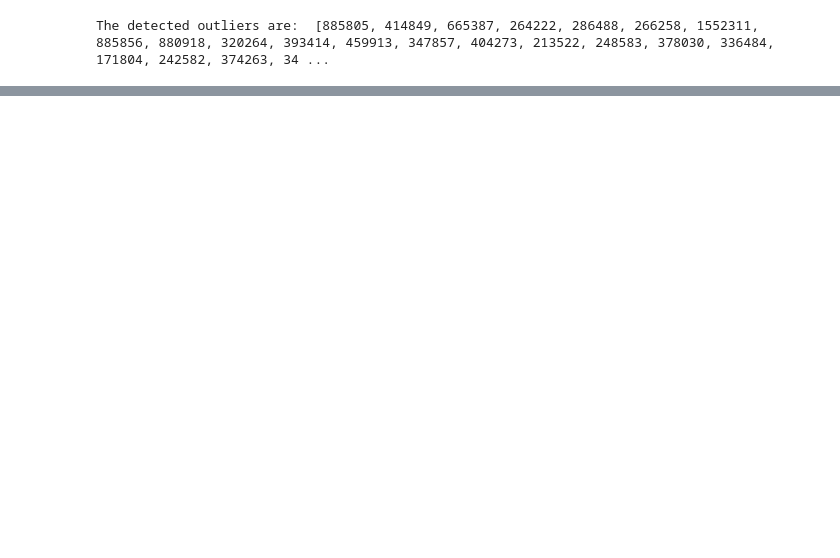
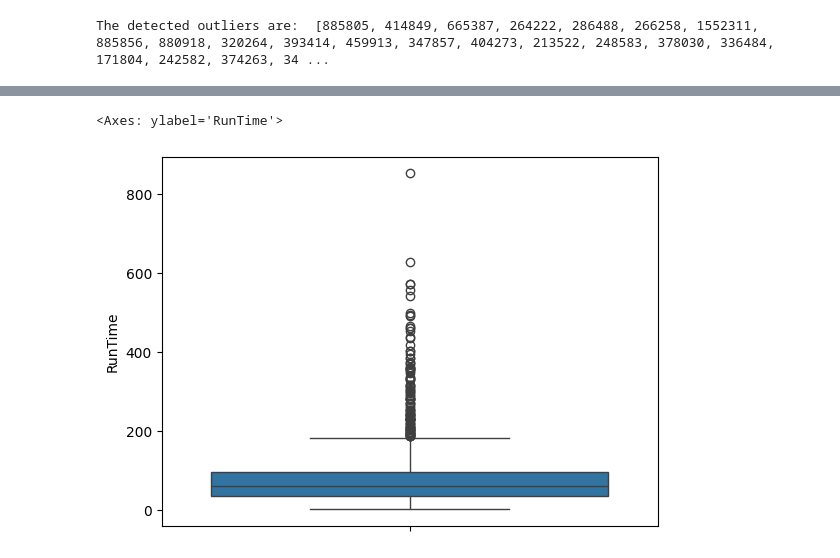
Before and after one commit to lukamath/DIQ_Project, a Jupyter notebook: DIQ_Project_10104067_LM-00.ipynb, the cells around one changed output, grey strips where cells are left out. Cells and saved outputs as stored; diff of their text form; code cells hidden in the pictures; blank space fills up the shorter version.

```diff
--- a/DIQ_Project_10104067_LM-00.ipynb
+++ b/DIQ_Project_10104067_LM-00.ipynb
@@ -852,0 +1104,7 @@ The detected outliers are:  [885805, 414849, 665387, 264222, 286488, 266258, 155
+# %%
+import seaborn as sns
+#Box Plot
+sns.boxplot(MOVIES["RunTime"])
+# %% [output]
+<Axes: ylabel='RunTime'>
+[figure, added]
```
Also changed, not shown: parts of 69 cells of this notebook.
